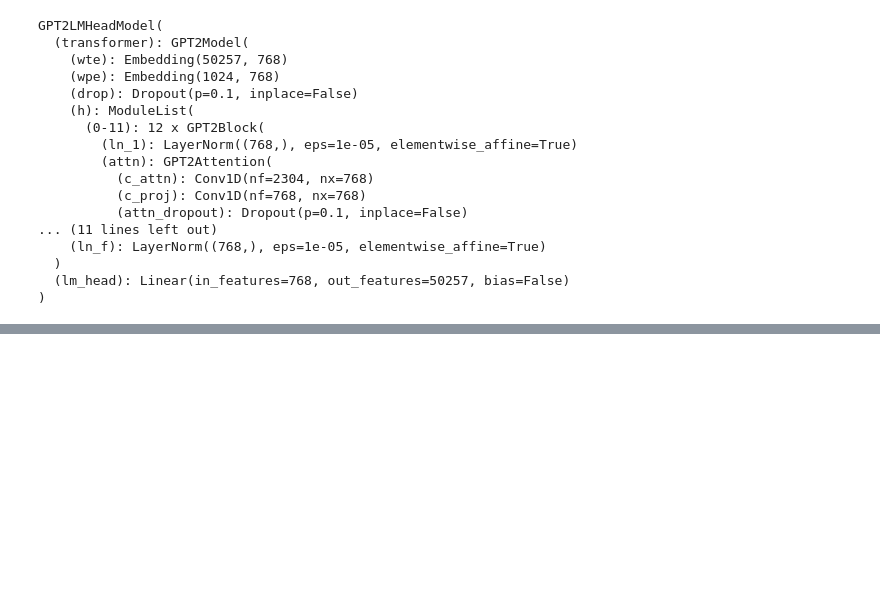
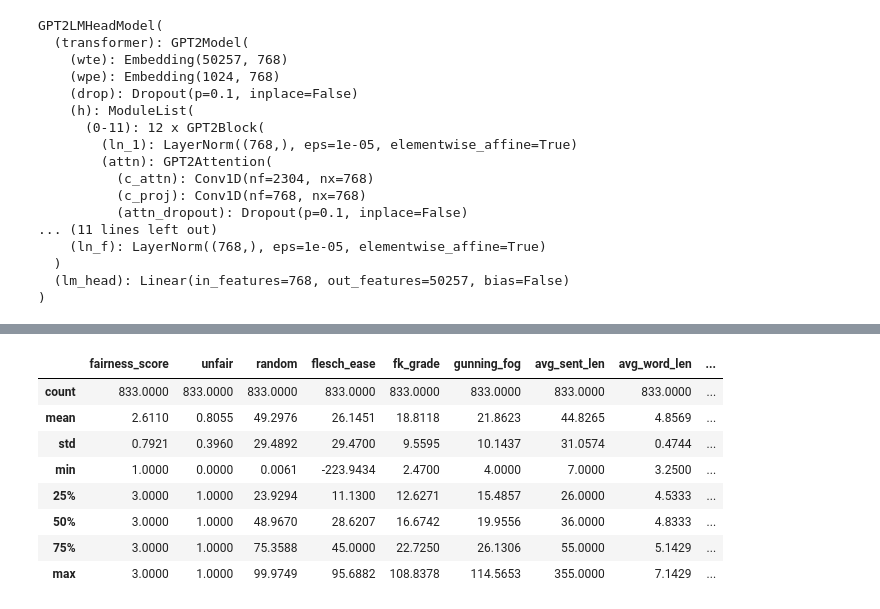
Before and after one commit to kristinemcl/tos-analysis, a Jupyter notebook: analyze.ipynb, the cells around one changed output, grey strips where cells are left out. Drawn from its saved outputs; the diff is of its cells as text; code cells hidden in the pictures; blank space fills up the shorter version.

```diff
--- a/analyze.ipynb
+++ b/analyze.ipynb
@@ -371,3 +379,15 @@ feature_df = compute_all_features(readability_baselines, "text")
+# %%
+feature_df.describe()
+# %% [output]
+|  | fairness_score | unfair | random | flesch_ease | fk_grade | gunning_fog | avg_sent_len | avg_word_len | ... |
+| count | 833.0000 | 833.0000 | 833.0000 | 833.0000 | 833.0000 | 833.0000 | 833.0000 | 833.0000 | ... |
+| mean | 2.6110 | 0.8055 | 49.2976 | 26.1451 | 18.8118 | 21.8623 | 44.8265 | 4.8569 | ... |
+| std | 0.7921 | 0.3960 | 29.4892 | 29.4700 | 9.5595 | 10.1437 | 31.0574 | 0.4744 | ... |
+| min | 1.0000 | 0.0000 | 0.0061 | -223.9434 | 2.4700 | 4.0000 | 7.0000 | 3.2500 | ... |
+| 25% | 3.0000 | 1.0000 | 23.9294 | 11.1300 | 12.6271 | 15.4857 | 26.0000 | 4.5333 | ... |
+| 50% | 3.0000 | 1.0000 | 48.9670 | 28.6207 | 16.6742 | 19.9556 | 36.0000 | 4.8333 | ... |
+| 75% | 3.0000 | 1.0000 | 75.3588 | 45.0000 | 22.7250 | 26.1306 | 55.0000 | 5.1429 | ... |
+| max | 3.0000 | 1.0000 | 99.9749 | 95.6882 | 108.8378 | 114.5653 | 355.0000 | 7.1429 | ... |
 # %%
 # Build composite readability score. Using PCA
 def build_composite_score(df):
```
Also changed, not shown: parts of 14 cells of this notebook.
